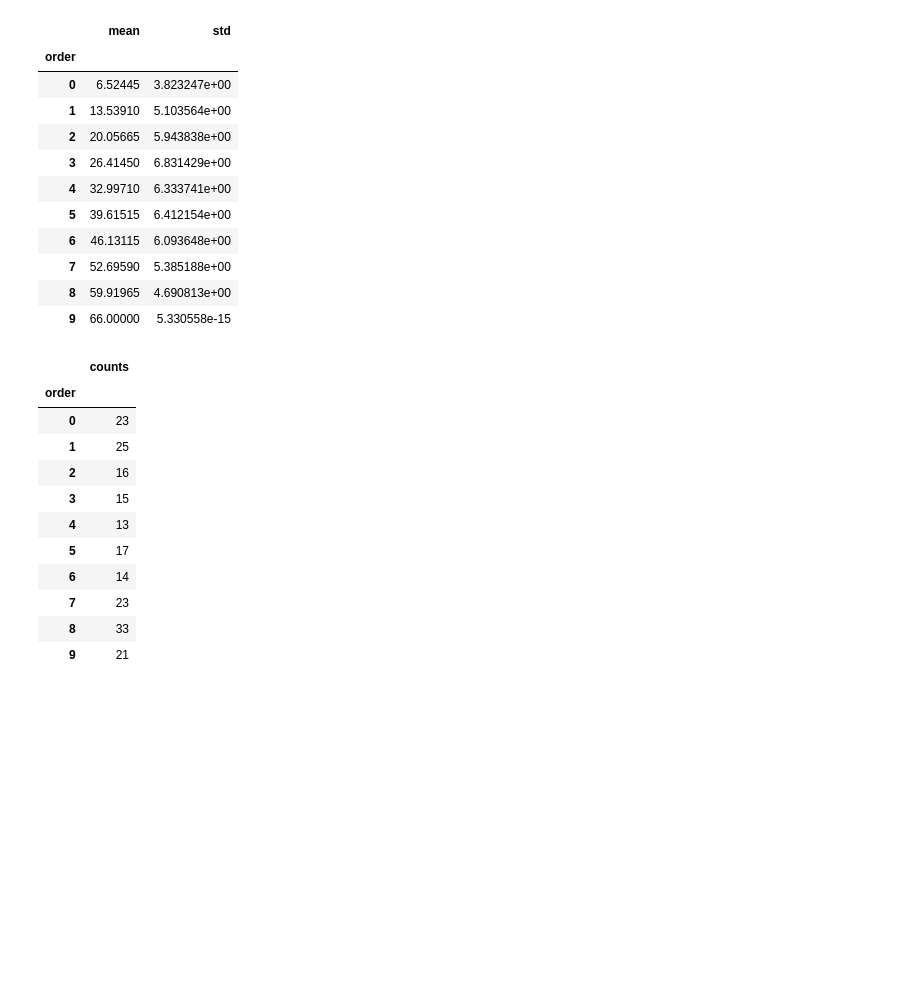
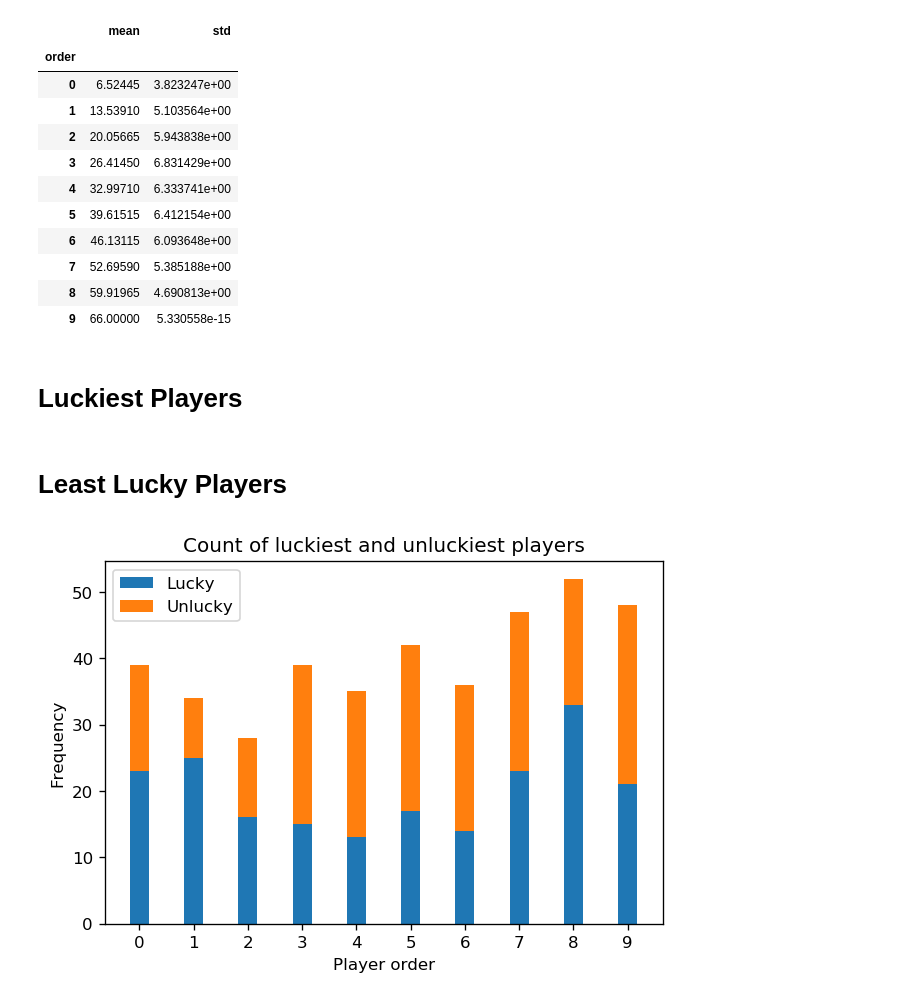
Before and after one commit to tjysdsg/wechat-red-bag, a Jupyter notebook: eda.ipynb, the cells around one changed output. Cells and saved outputs as stored; diff of their text form; code cells hidden in the pictures; blank space fills up the shorter version.

```diff
--- a/eda.ipynb
+++ b/eda.ipynb
@@ -115,21 +110,35 @@ data_sum_value_general
 | 7 | 52.69590 | 5.385188e+00 |
 | 8 | 59.91965 | 4.690813e+00 |
 | 9 | 66.00000 | 5.330558e-15 |
+# %% [markdown]
+# Luckiest Players
 # %%
-data_luckiest_player = np.unique(np.argmax(data.values, axis=0), return_counts=True)
-data_luckiest_player = zip(*data_luckiest_player)
-data_luckiest_player = pd.DataFrame(data_luckiest_player, columns=['order', 'counts']).set_index('order')
-data_luckiest_player
+luckiest_player = np.unique(np.argmax(data.values, axis=0), return_counts=True)
+luckiest_player = zip(*luckiest_player)
+luckiest_player = pd.DataFrame(luckiest_player, columns=['order', 'counts']).set_index('order')
+# luckiest_player
-# %% [output]
-|  | counts |
-| order |  |
-| 0 | 23 |
-| 1 | 25 |
-| 2 | 16 |
-| 3 | 15 |
-| 4 | 13 |
-| 5 | 17 |
-| 6 | 14 |
-| 7 | 23 |
-| 8 | 33 |
-| 9 | 21 |
+# %% [markdown]
+# Least Lucky Players
+# %%
+unluckiest_player = np.unique(np.argmin(data.values, axis=0), return_counts=True)
+unluckiest_player = zip(*unluckiest_player)
+unluckiest_player = pd.DataFrame(unluckiest_player, columns=['order', 'counts']).set_index('order')
+# least_luckiest_player
+# %%
+def plot_lucky_n_unlucky_players(data_lucky: pd.DataFrame, data_unlucky: pd.DataFrame, bar_width: float = 0.35):
+    labels = [str(i) for i in range(10)]
+    lucky = data_lucky.values.flatten().tolist()
+    unlucky = data_unlucky.values.flatten().tolist()
+    fig, ax = plt.subplots()
+    ax.bar(labels, lucky, width=bar_width, label='Lucky')
+    ax.bar(labels, unlucky, width=bar_width, bottom=lucky,
+           label='Unlucky')
+    ax.set_ylabel('Frequency')
+    ax.set_xlabel('Player order')
+    ax.set_title('Count of luckiest and unluckiest players')
+    ax.legend()
+    plt.show()
+
+plot_lucky_n_unlucky_players(luckiest_player, unluckiest_player)
+# %% [output]
+[figure, added]
```
Also changed, not shown: parts of 2 cells of this notebook.
